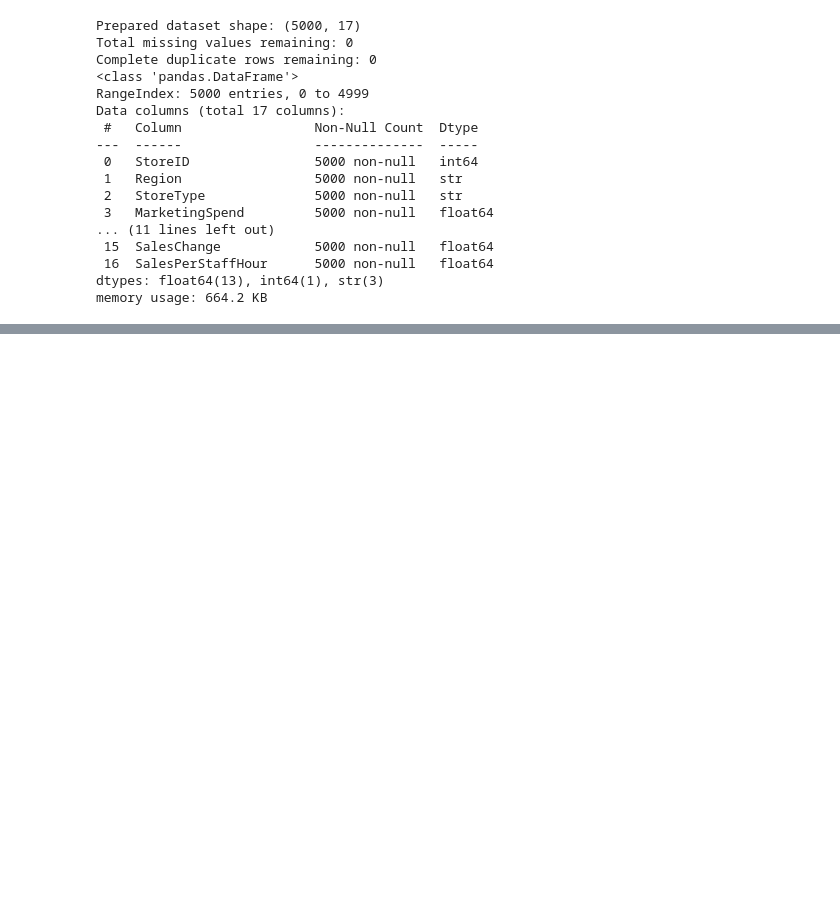
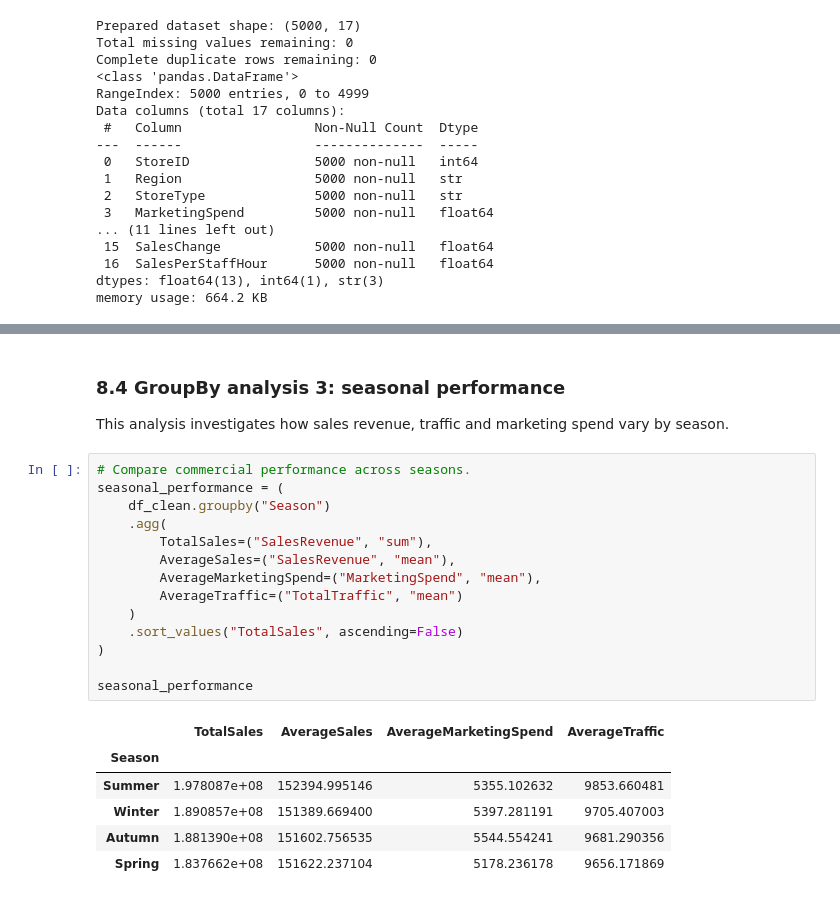
Before and after one commit to RyanMitchell8/Research-Analytics-Ca1, a Jupyter notebook: Ca1-folder/Task_1_Retail_Performance.ipynb, the cells around one changed output, grey strips where cells are left out. Saved outputs shown, nothing was run; the diff lists cells and outputs as text; blank space fills up the shorter version.

```diff
--- a/Ca1-folder/Task_1_Retail_Performance.ipynb
+++ b/Ca1-folder/Task_1_Retail_Performance.ipynb
@@ -311,0 +397,25 @@ memory usage: 664.2 KB
+# %% [markdown]
+### 8.4 GroupBy analysis 3: seasonal performance
+
+This analysis investigates how sales revenue, traffic and marketing spend vary by season.
+# %%
+# Compare commercial performance across seasons.
+seasonal_performance = (
+    df_clean.groupby("Season")
+    .agg(
+        TotalSales=("SalesRevenue", "sum"),
+        AverageSales=("SalesRevenue", "mean"),
+        AverageMarketingSpend=("MarketingSpend", "mean"),
+        AverageTraffic=("TotalTraffic", "mean")
+    )
+    .sort_values("TotalSales", ascending=False)
+)
+
+seasonal_performance
+# %% [output]
+|  | TotalSales | AverageSales | AverageMarketingSpend | AverageTraffic |
+| Season |  |  |  |  |
+| Summer | 1.978087e+08 | 152394.995146 | 5355.102632 | 9853.660481 |
+| Winter | 1.890857e+08 | 151389.669400 | 5397.281191 | 9705.407003 |
+| Autumn | 1.881390e+08 | 151602.756535 | 5544.554241 | 9681.290356 |
+| Spring | 1.837662e+08 | 151622.237104 | 5178.236178 | 9656.171869 |
```
Also changed, not shown: parts of 17 cells of this notebook.
